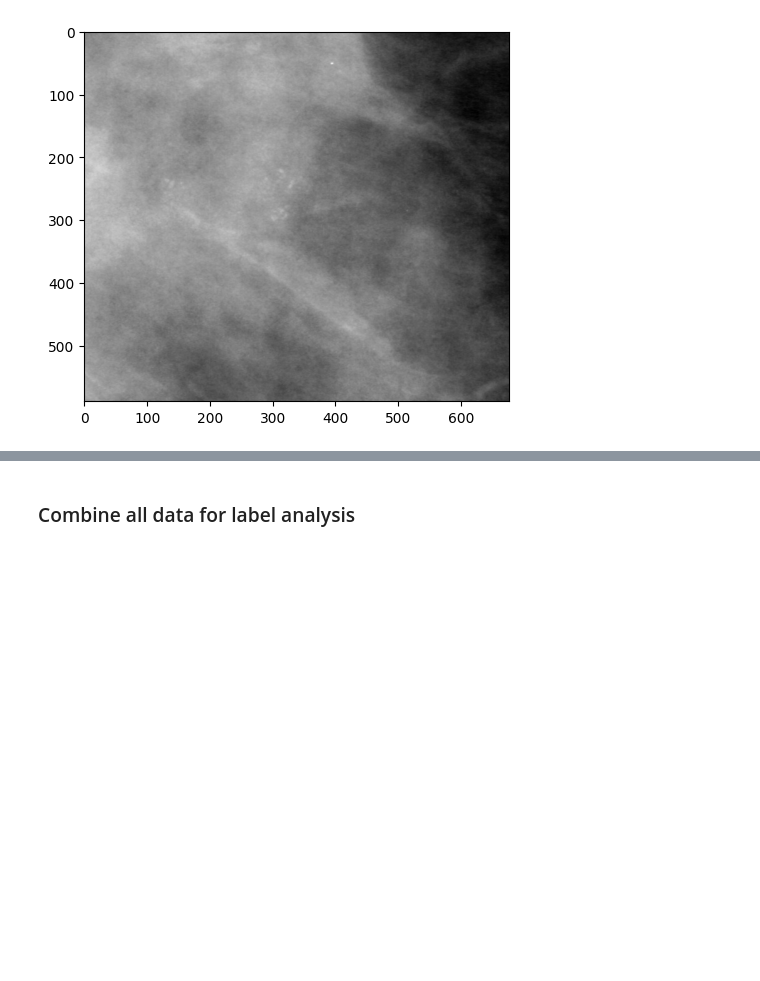
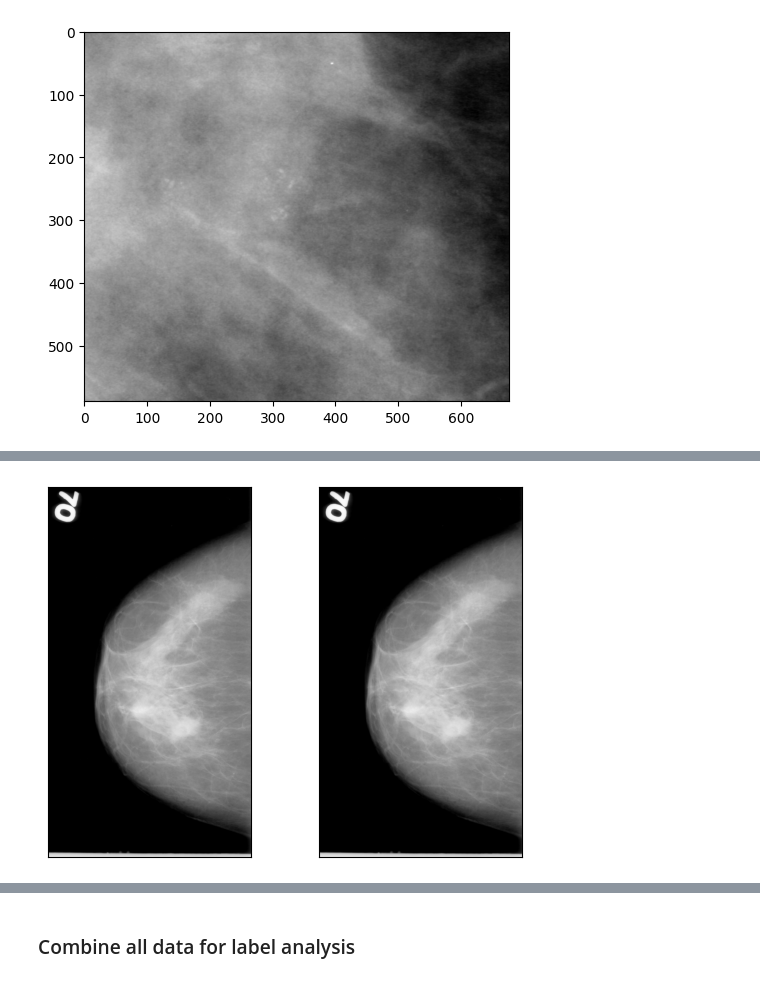
Before and after one commit to lextoumbourou/cm3070-final-project, a Jupyter notebook: notebooks/01-cbis-ddsm.ipynb, the cells around one changed output, grey strips where cells are left out. Drawn from its saved outputs; the diff is of its cells as text; code cells hidden in the pictures; blank space fills up the shorter version.

```diff
--- a/notebooks/01-cbis-ddsm.ipynb
+++ b/notebooks/01-cbis-ddsm.ipynb
@@ -218,0 +234,16 @@ plt.imshow(Image.open(cropped_img_path), cmap="grey")
+# %%
+def show_img_grid(img_1, img_2):
+    fig, axes = plt.subplots(1, 2, figsize=(6, 4))
+
+    axes[0].imshow(img_1, cmap='gray')
+    axes[0].set_xticks([])
+    axes[0].set_yticks([])
+
+    axes[1].imshow(img_2, cmap='gray')
+    axes[1].set_xticks([])
+    axes[1].set_yticks([])
+
+    plt.tight_layout()
+    plt.show()
+# %%
+sample_img = np.array(cc_img.convert('L'))
@@ -218,0 +256,5 @@ plt.imshow(Image.open(cropped_img_path), cmap="grey")
+# %%
+blurred_img = cv2.GaussianBlur(sample_img, (5, 5), 0)
+show_img_grid(sample_img, blurred_img)
+# %% [output]
+[figure, added]
```
Also changed, not shown: parts of 29 cells of this notebook, 1 other file.
